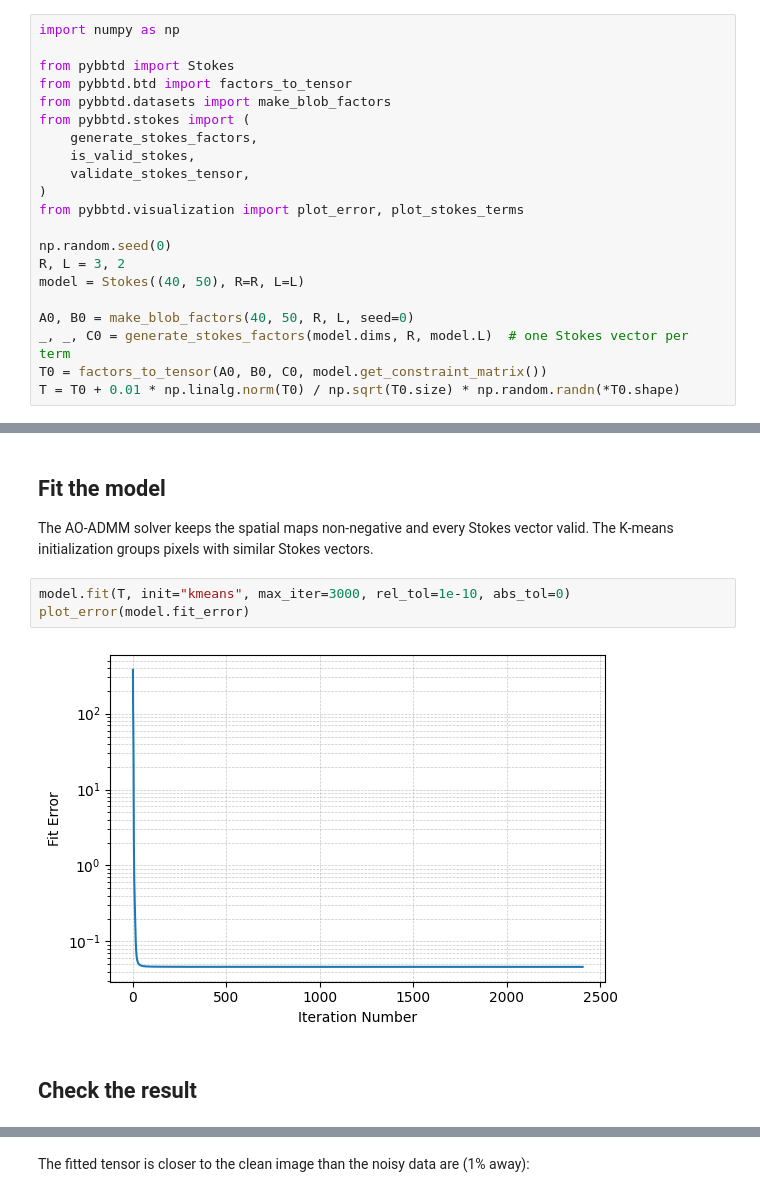
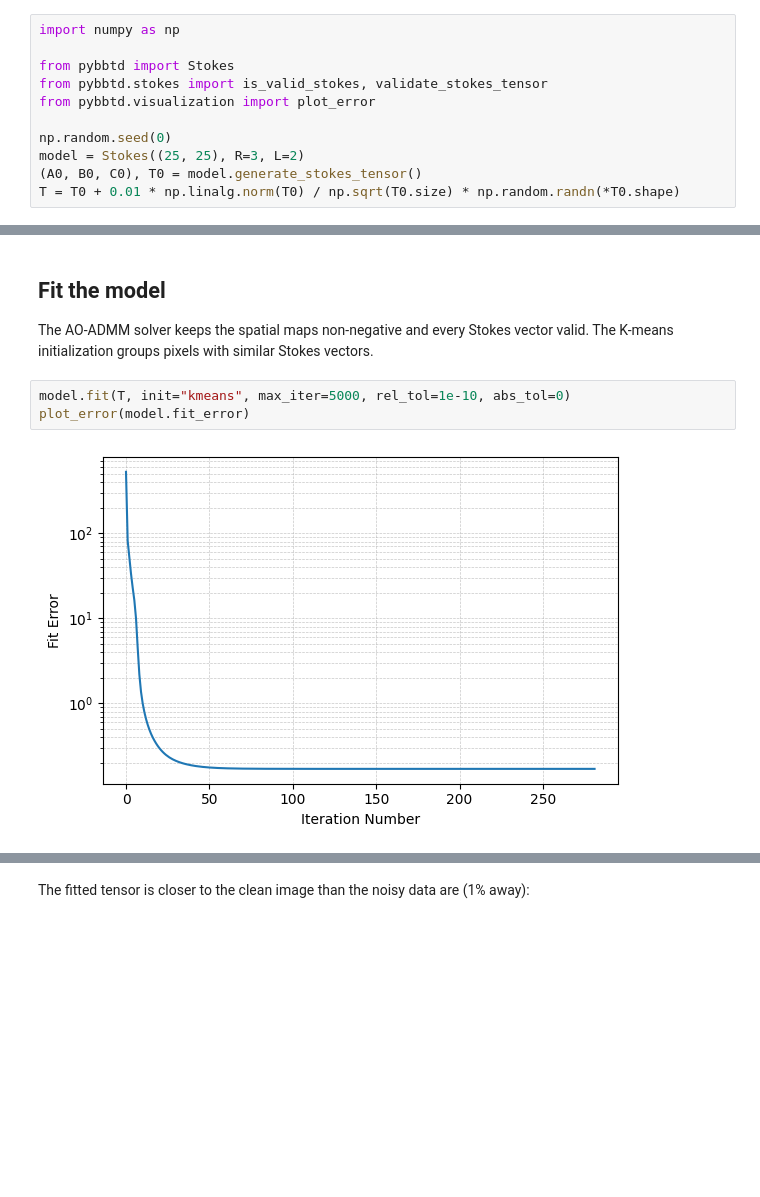
Before and after one commit to scbarreto/pyBBTD, a Jupyter notebook: docs/tutorials/stokes-synthetic.ipynb, the cells around one changed output, grey strips where cells are left out. Saved outputs shown, nothing was run; the diff lists cells and outputs as text; blank space fills up the shorter version.

```diff
--- a/docs/tutorials/stokes-synthetic.ipynb
+++ b/docs/tutorials/stokes-synthetic.ipynb
@@ -21,20 +22,10 @@ fully polarized state per term. We add 1% noise.
 import numpy as np
 
 from pybbtd import Stokes
-from pybbtd.btd import factors_to_tensor
-from pybbtd.datasets import make_blob_factors
-from pybbtd.stokes import (
-    generate_stokes_factors,
-    is_valid_stokes,
-    validate_stokes_tensor,
-)
-from pybbtd.visualization import plot_error, plot_stokes_terms
+from pybbtd.stokes import is_valid_stokes, validate_stokes_tensor
+from pybbtd.visualization import plot_error
 
 np.random.seed(0)
-R, L = 3, 2
-model = Stokes((40, 50), R=R, L=L)
-
-A0, B0 = make_blob_factors(40, 50, R, L, seed=0)
-_, _, C0 = generate_stokes_factors(model.dims, R, model.L)  # one Stokes vector per term
-T0 = factors_to_tensor(A0, B0, C0, model.get_constraint_matrix())
+model = Stokes((25, 25), R=3, L=2)
+(A0, B0, C0), T0 = model.generate_stokes_tensor()
 T = T0 + 0.01 * np.linalg.norm(T0) / np.sqrt(T0.size) * np.random.randn(*T0.shape)
@@ -62,9 +45,7 @@ plot_stokes_terms(A0, B0, C0, R, L)
 The AO-ADMM solver keeps the spatial maps non-negative and every Stokes vector valid.
 The K-means initialization groups pixels with similar Stokes vectors.
 # %%
-model.fit(T, init="kmeans", max_iter=3000, rel_tol=1e-10, abs_tol=0)
+model.fit(T, init="kmeans", max_iter=5000, rel_tol=1e-10, abs_tol=0)
 plot_error(model.fit_error)
 # %% [output]
-[figure, old version]
+[figure, new version]
-# %% [markdown]
-## Check the result
```
Also changed, not shown: parts of 11 cells of this notebook, 18 other files.
